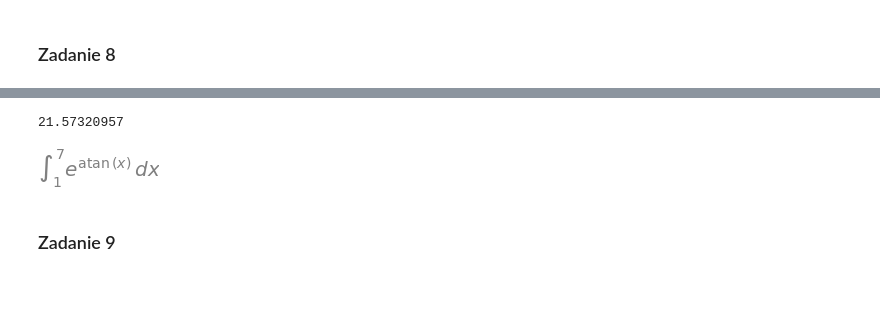
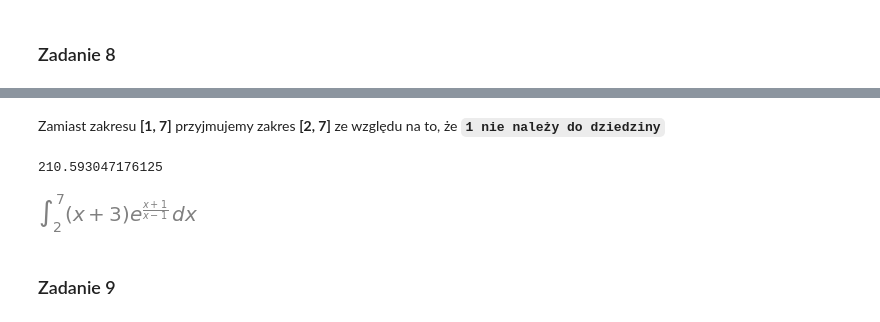
Before and after one commit to pzajaczkowski/ONWP, a Jupyter notebook: lista1/lista1.ipynb, the cells around one changed output, grey strips where cells are left out. Drawn from its saved outputs; the diff is of its cells as text; code cells hidden in the pictures; blank space fills up the shorter version.

```diff
--- a/lista1/lista1.ipynb
+++ b/lista1/lista1.ipynb
@@ -201,10 +169,13 @@ p1.show()
+# %% [markdown]
+Zamiast zakresu **[1, 7]** przyjmujemy zakres **[2, 7]** ze względu na to, że **`1 nie należy do dziedziny`**
 # %%
-surface = sp.integrate(fun, (x, 1, 7))
-print(surface.evalf(10))
+surface = sp.Integral(fun.simplify(), (x, 2, 7))
+value=surface.n()
+print(value)
 surface
 # %% [output]
-21.57320957
+210.593047176125
-[figure, old version]
+[figure, new version]
 # %% [markdown]
 ### Zadanie 9
 # %%
```
Also changed, not shown: parts of 22 cells of this notebook, 1 other file.
